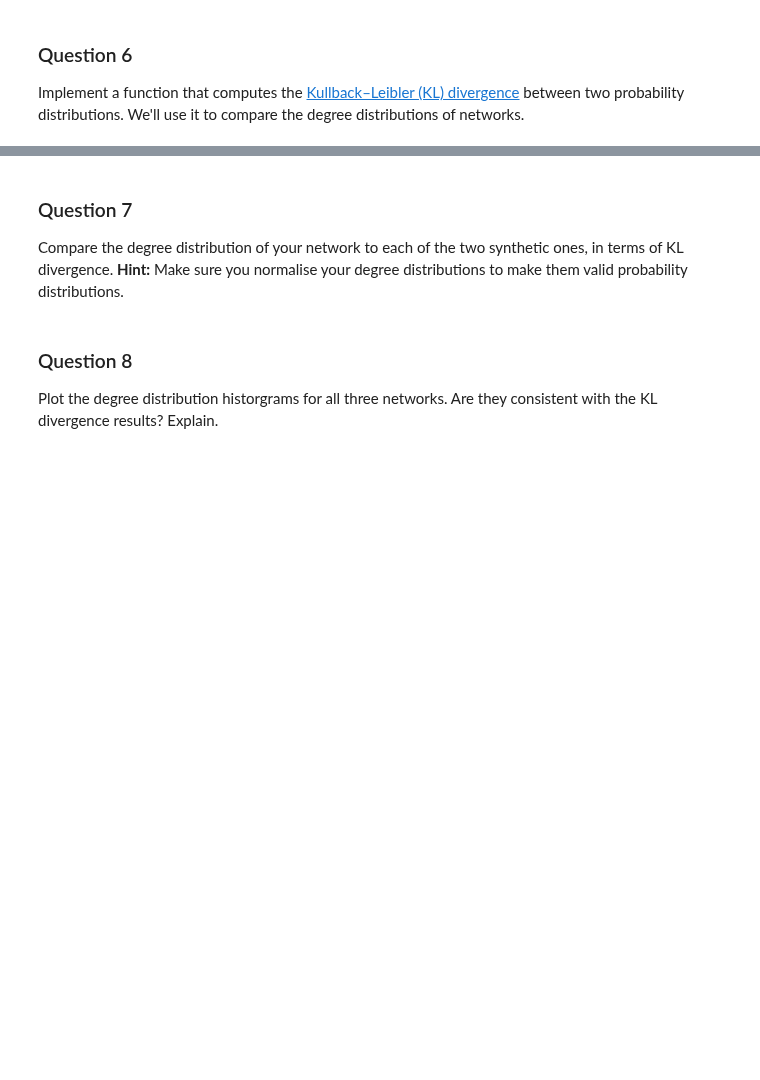
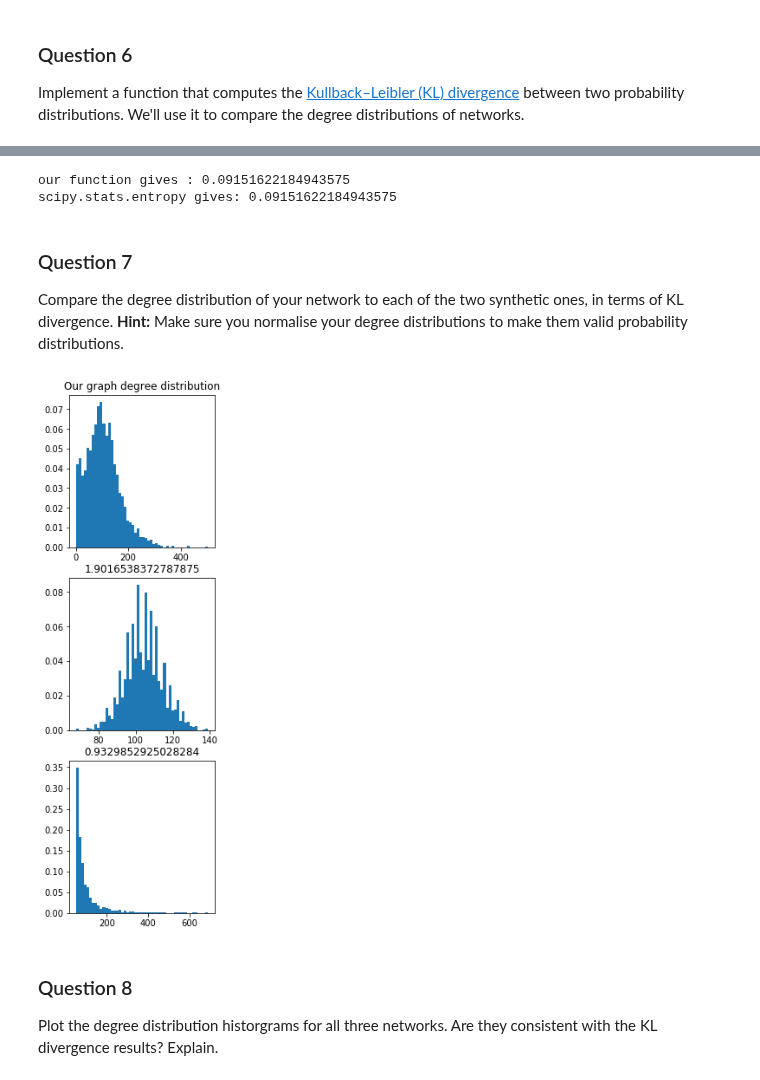
Before and after one commit to vndk36/Project_ntds2018, a Jupyter notebook: Milestone_2/2_network_models_AlCi_Cop_HF.ipynb, the cells around one changed output, grey strips where cells are left out. Saved outputs shown, nothing was run; the diff lists cells and outputs as text; code cells hidden in the pictures; blank space fills up the shorter version.

```diff
--- a/Milestone_2/2_network_models_AlCi_Cop_HF.ipynb
+++ b/Milestone_2/2_network_models_AlCi_Cop_HF.ipynb
@@ -143,10 +146,7 @@ print('Link probability = ',L_Prob)
 er=erdos_renyi(n_nodes, L_Prob)
 print('Random Network:')
 
-L=0
-for i in range(er.shape[0]):
-    for ii in range(i,er.shape[1]):
-        L+=(er[i][ii]!=0)
+L=int(np.sum(er)/2)
 print('L =',L)
 
 print('Link probability = ',L/L_max)
@@ -371,7 +361,18 @@ def kl_divergence(p, q):
 # %%
 p_test = np.array([0.2, 0.2, 0.2, 0.4])
 q_test = np.array([0.3, 0.3, 0.1, 0.3])
-kl_divergence(p_test, q_test)
+
+#p_test = np.array([0.2, 0.2, 0.2, 0.])
+#q_test = np.array([0.2, 0.2, 0.2, 0.])
+
+print('our function gives :',kl_divergence(p_test, q_test))
+
+import scipy.stats
+
+print('scipy.stats.entropy gives:',scipy.stats.entropy(p_test,q_test))
+# %% [output]
+our function gives : 0.09151622184943575
+scipy.stats.entropy gives: 0.09151622184943575
 # %% [markdown]
 ### Question 7
 
@@ -381,3 +380,31 @@ Compare the degree distribution of your network to each of the two synthetic one
+# %%
+# Your code here.
+bins=50;
+
+plt.figure(figsize=(3,11))
+plt.subplot(311)
+plt.title('Our graph degree distribution')
+deg_pdf=plt.hist(degree,bins=bins,weights=weights)
+
+er = erdos_renyi(n_nodes, 0.0332431, 15);
+ba = barabasi_albert(n_nodes, 53);
+
+deg_er=np.sum(er,0);
+deg_ba=np.sum(ba,0);
+
+plt.subplot(312)
+
+deg_pdf_er=plt.hist(deg_er,bins=bins,weights=weights);
+plt.title(kl_divergence(deg_pdf[0],deg_pdf_er[0]))
+
+plt.subplot(313)
+
+deg_pdf_ba=plt.hist(deg_ba,bins=bins,weights=weights);
+plt.title(kl_divergence(deg_pdf[0],deg_pdf_ba[0]))
+
+kl_divergence(deg_pdf[0],deg_pdf_ba[0]);
+# %% [output]
+[figure, added]
 # %% [markdown]
 ### Question 8
 
```
Also changed, not shown: parts of 8 cells of this notebook, 1 other file.
